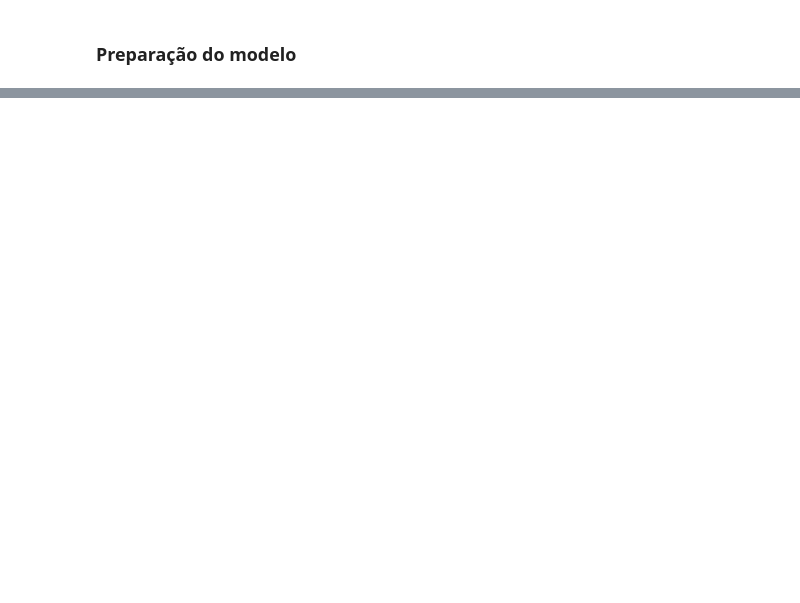
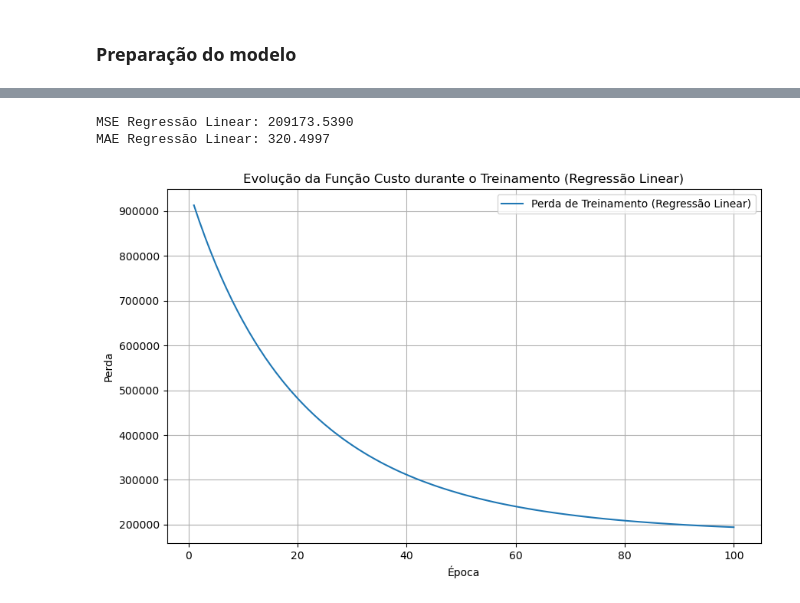
Before and after one commit to JpLimags/Regression_power_consumption__tetouan_city, a Jupyter notebook: seoul bike sharing.ipynb, the cells around one changed output, grey strips where cells are left out. Saved outputs shown, nothing was run; the diff lists cells and outputs as text; code cells hidden in the pictures; blank space fills up the shorter version.

Commit message:
Train and validation of the model and init of documentation

```diff
--- a/seoul bike sharing.ipynb
+++ b/seoul bike sharing.ipynb
@@ -418,0 +298,24 @@ plt.show()
+# %%
+linear_model.eval()
+with torch.no_grad():
+    y_pred_linear = linear_model(X_val_tensor).numpy()
+
+mse_linear = mean_squared_error(y_val, y_pred_linear)
+mae_linear = mean_absolute_error(y_val, y_pred_linear)
+
+print(f'MSE Regressão Linear: {mse_linear:.4f}')
+print(f'MAE Regressão Linear: {mae_linear:.4f}')
+
+# Gráfico da evolução da função custo para Regressão Linear
+plt.figure(figsize=(10, 6))
+plt.plot(range(1, num_epochs + 1), train_losses, label='Perda de Treinamento (Regressão Linear)')
+plt.xlabel('Época')
+plt.ylabel('Perda')
+plt.title('Evolução da Função Custo durante o Treinamento (Regressão Linear)')
+plt.grid(True)
+plt.legend()
+plt.show()
+# %% [output]
+MSE Regressão Linear: 209173.5390
+MAE Regressão Linear: 320.4997
+[figure, added]
```
Also changed, not shown: parts of 33 cells of this notebook.
